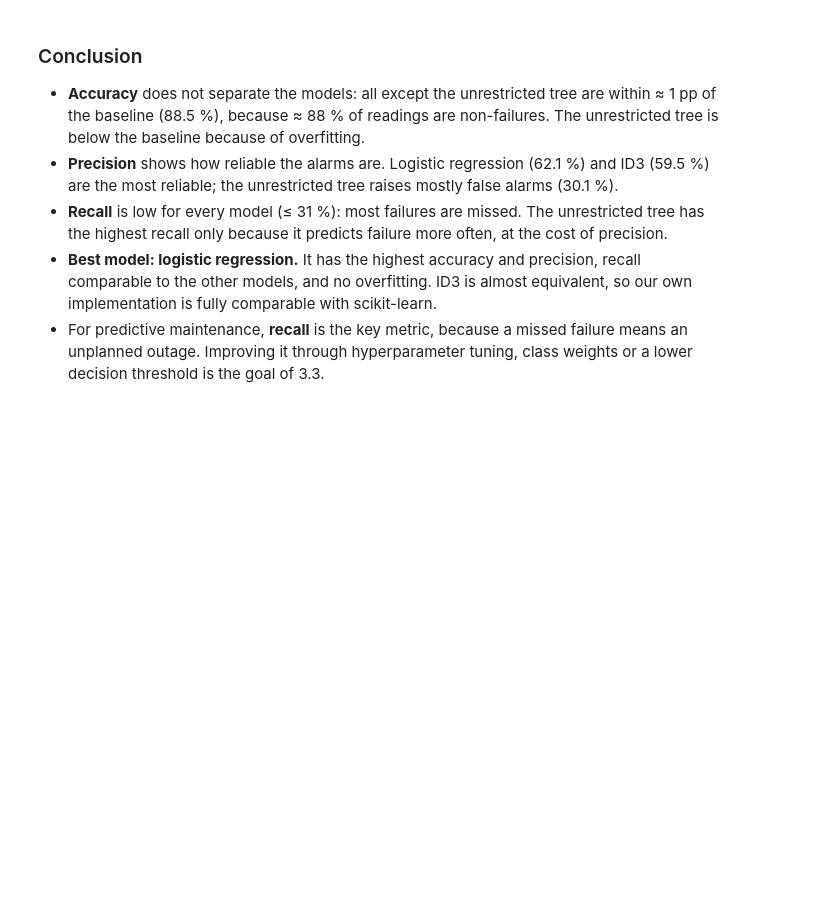
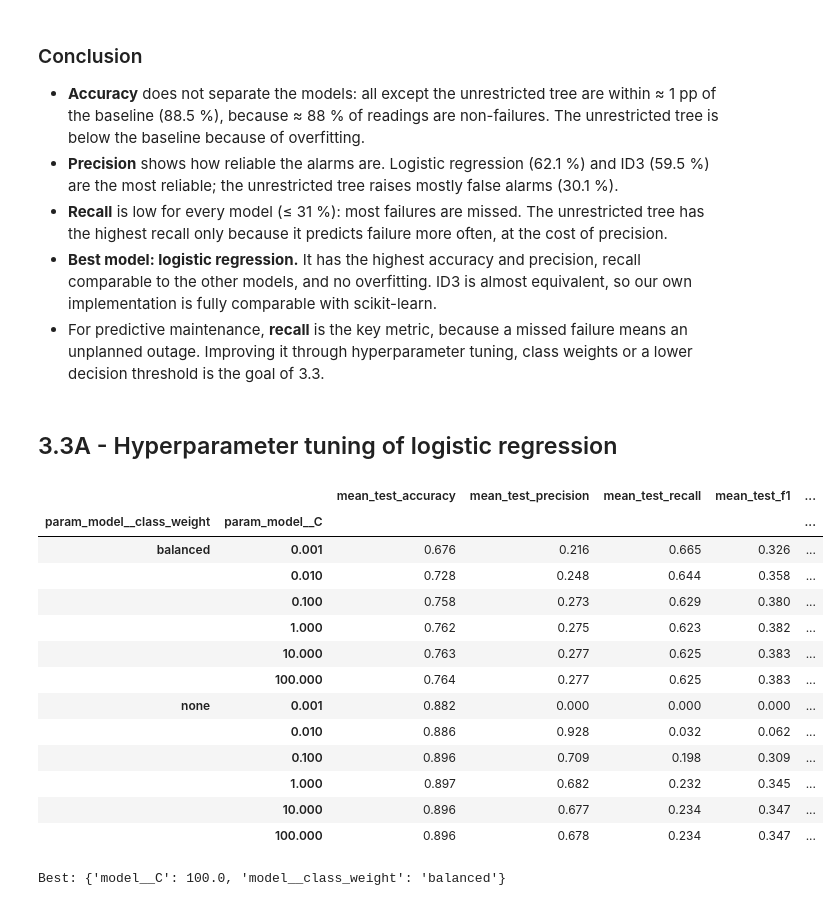
Before and after one commit to yegor-vin/Intelligent-data-analysis--project, a Jupyter notebook: phase-2-final.ipynb, the cells around one changed output. Drawn from its saved outputs; the diff is of its cells as text; code cells hidden in the pictures; blank space fills up the shorter version.

```diff
--- a/phase-2-final.ipynb
+++ b/phase-2-final.ipynb
@@ -3387,3 +3389,36 @@ The detailed analysis of each model is in 3.1 B (ID3), 3.2 B (sklearn tree, logi
 - For predictive maintenance, **recall** is the key metric, because a missed failure means an unplanned
   outage. Improving it through hyperparameter tuning, class weights or a lower decision threshold is
   the goal of 3.3.
+# %% [markdown]
+## 3.3A - Hyperparameter tuning of logistic regression
+# %%
+from sklearn.linear_model import LogisticRegression
+from sklearn.model_selection import GridSearchCV
+from sklearn.metrics import make_scorer
+
+metrics = {"accuracy": "accuracy", "precision": make_scorer(precision_score, zero_division=0), "recall": "recall", "f1": make_scorer(f1_score, zero_division=0), "roc_auc": "roc_auc"}
+grid = {"model__C": np.logspace(-3, 2, 6).tolist(), "model__class_weight": [None, "balanced"]}
+
+lrSearch = GridSearchCV(Pipeline([("prep", prepPipeline), ("model", LogisticRegression(max_iter=1000))]), grid, cv=cv, scoring=metrics, refit="f1", return_train_score=True)
+lrSearch.fit(X_raw_train, y_train, groups=groups_train)
+
+lrResults = pd.DataFrame(lrSearch.cv_results_).fillna({"param_model__class_weight": "none"})
+lrResults = lrResults.set_index(["param_model__class_weight", "param_model__C"]).sort_index()
+display(lrResults[[f"mean_test_{m}" for m in metrics] + ["mean_train_f1"]].round(3))
+print("Best:", lrSearch.best_params_)
+# %% [output]
+|  |  | mean_test_accuracy | mean_test_precision | mean_test_recall | mean_test_f1 | ... |
+| param_model__class_weight | param_model__C |  |  |  |  | ... |
+| balanced | 0.001 | 0.676 | 0.216 | 0.665 | 0.326 | ... |
+|  | 0.010 | 0.728 | 0.248 | 0.644 | 0.358 | ... |
+|  | 0.100 | 0.758 | 0.273 | 0.629 | 0.380 | ... |
+|  | 1.000 | 0.762 | 0.275 | 0.623 | 0.382 | ... |
+|  | 10.000 | 0.763 | 0.277 | 0.625 | 0.383 | ... |
+|  | 100.000 | 0.764 | 0.277 | 0.625 | 0.383 | ... |
+| none | 0.001 | 0.882 | 0.000 | 0.000 | 0.000 | ... |
+|  | 0.010 | 0.886 | 0.928 | 0.032 | 0.062 | ... |
+|  | 0.100 | 0.896 | 0.709 | 0.198 | 0.309 | ... |
+|  | 1.000 | 0.897 | 0.682 | 0.232 | 0.345 | ... |
+|  | 10.000 | 0.896 | 0.677 | 0.234 | 0.347 | ... |
+|  | 100.000 | 0.896 | 0.678 | 0.234 | 0.347 | ... |
+Best: {'model__C': 100.0, 'model__class_weight': 'balanced'}
```
Also changed, not shown: parts of 55 cells of this notebook, 1 other file.
